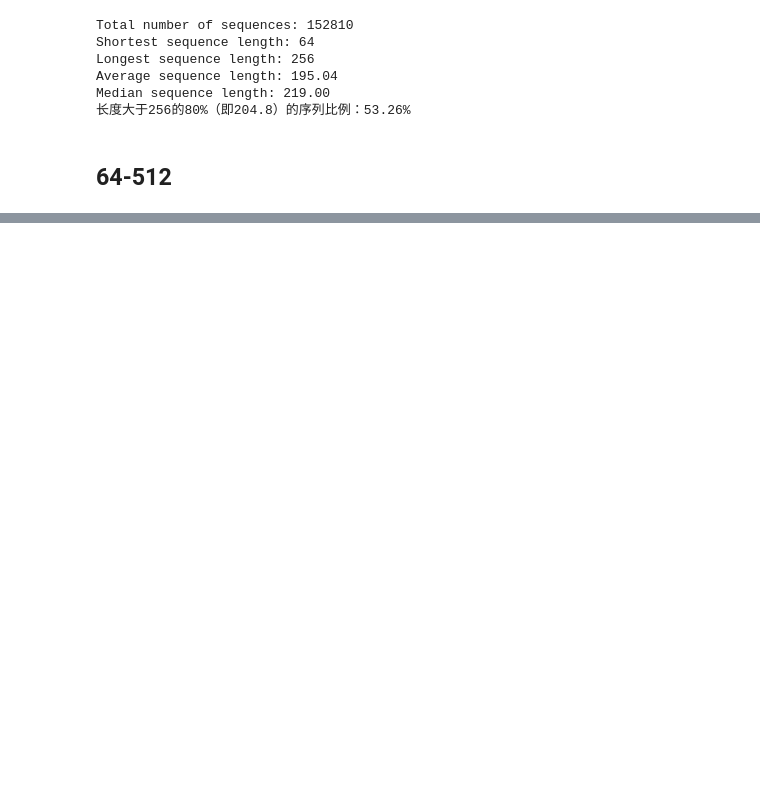
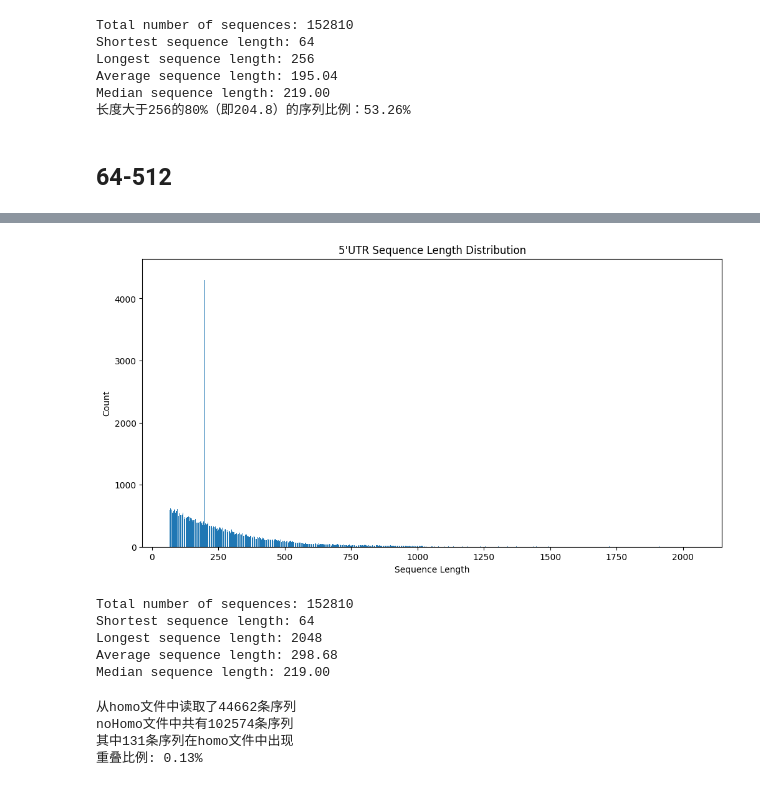
Before and after one commit to KFCxMcDonalds/mRNA_diff, a Jupyter notebook: scripts/data_sta.ipynb, the cells around one changed output, grey strips where cells are left out. Saved outputs shown, nothing was run; the diff lists cells and outputs as text; code cells hidden in the pictures; blank space fills up the shorter version.

```diff
--- a/scripts/data_sta.ipynb
+++ b/scripts/data_sta.ipynb
@@ -122,3 +122,45 @@ Longest sequence length: 512
 Average sequence length: 259.91
 Median sequence length: 219.00
 长度大于512的80%（即409.6）的序列比例：21.42%
+# %%
+fasta_file = "../data/5utr_95_64to2048.fasta"
+lengths = analyze_sequence_lengths(fasta_file, None, None)
+# %% [output]
+[figure, added]
+Total number of sequences: 152810
+Shortest sequence length: 64
+Longest sequence length: 2048
+Average sequence length: 298.68
+Median sequence length: 219.00
+# %%
+from Bio import SeqIO
+
+def check_sequence_overlap(homo_file, noHomo_file):
+    # 读取homo序列
+    homo_seqs = set()
+    for record in SeqIO.parse(homo_file, "fasta"):
+        homo_seqs.add(str(record.seq))
+
+    print(f"从homo文件中读取了{len(homo_seqs)}条序列")
+
+    # 检查noHomo序列是否在homo中出现
+    overlap_count = 0
+    total_count = 0
+    for record in SeqIO.parse(noHomo_file, "fasta"):
+        total_count += 1
+        if str(record.seq) in homo_seqs:
+            overlap_count += 1
+
+    print(f"noHomo文件中共有{total_count}条序列")
+    print(f"其中{overlap_count}条序列在homo文件中出现")
+    print(f"重叠比例: {overlap_count/total_count:.2%}")
+
+# 检查序列重叠情况
+homo_file = "../data/5utr_homo_90_64to256.fasta"
+noHomo_file = "../data/5utr_noHomo_90_64to256.fasta"
+check_sequence_overlap(homo_file, noHomo_file)
+# %% [output]
+从homo文件中读取了44662条序列
+noHomo文件中共有102574条序列
+其中131条序列在homo文件中出现
+重叠比例: 0.13%
```
Also changed, not shown: parts of 2 cells of this notebook, 9 other files.
